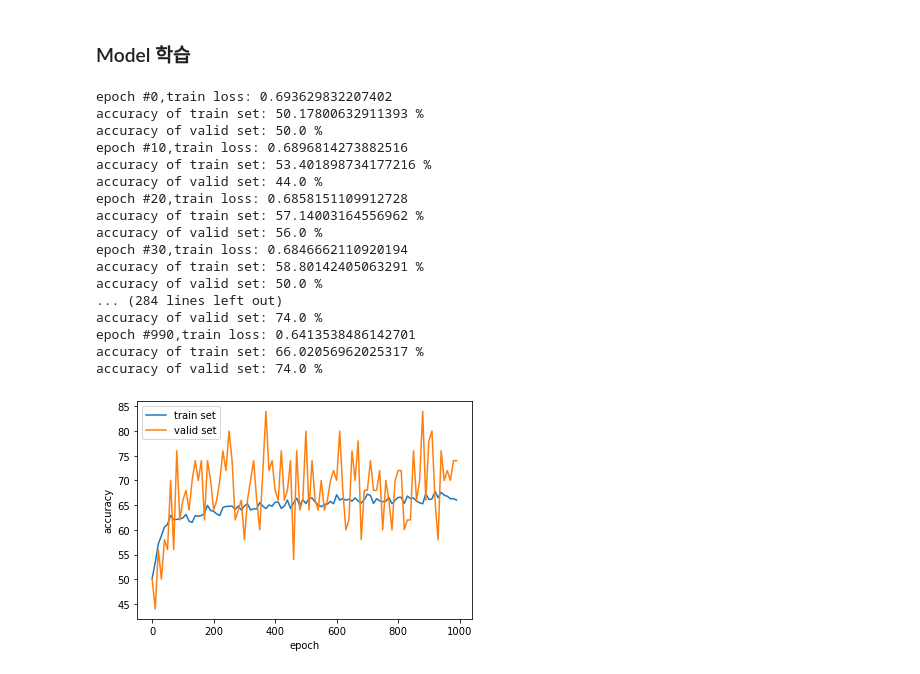
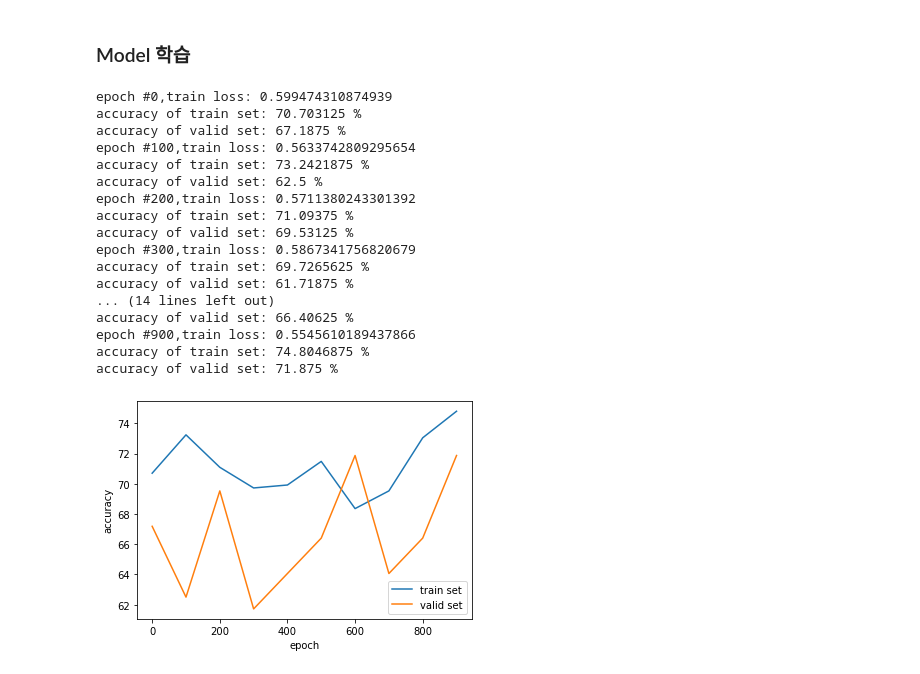
Before and after one commit to hufsaim/T10402201, a Jupyter notebook: notebook/ch04_MLP.ipynb, the cells around one changed output. Saved outputs shown, nothing was run; the diff lists cells and outputs as text; code cells hidden in the pictures.

```diff
--- a/notebook/ch04_MLP.ipynb
+++ b/notebook/ch04_MLP.ipynb
@@ -31,9 +34,10 @@ Alist = d[d[1]=='A']
 # %%
-Nvd = 50
+Ntr = 512
+Nvd = 128
 Nlist_vd = Nlist[-Nvd:]
 Alist_vd = Alist[-Nvd:]
-Nlist = Nlist[:-Nvd]
-Alist = Alist[:-Nvd]
+Nlist = Nlist[:Ntr]
+Alist = Alist[:Ntr]
 # %%
 def data_iter(batch_size, dpath, Nlist, Alist, L):
     num_examplesN = len(Nlist)
@@ -64,9 +68,9 @@ def data_iter(batch_size, dpath, Nlist, Alist, L):
 
         yield 0.001*features, labels
 # %%
-L = 2048
+L = 1024
 i = 0
-for X_tr, y_tr in data_iter(16,dpath,Nlist,Alist,L):
+for X_tr, y_tr in data_iter(2,dpath,Nlist,Alist,L):
     print(X_tr.shape)
     print(y_tr.shape)
     i=i+1
@@ -85,21 +89,21 @@ torch.Size([16])
 ### Hyperparameter설정
 # %%
 L = 1024
-batch_size = 64
-lr = 0.01
+batch_size = 32
+lr = 0.02
 num_epochs = 1000
 # %% [markdown]
 ### Model, loss function, algorithm
 # %%
-net = nn.Sequential(nn.Linear(L, L),nn.Dropout(p=0.5),nn.ReLU(),nn.Linear(L,2))
+net = nn.Sequential(nn.Linear(L, L*2),nn.Dropout(p=0),nn.ReLU(),nn.Linear(L*2,2))
 loss = nn.CrossEntropyLoss(reduction='mean')
-alg = torch.optim.SGD(net.parameters(),lr, weight_decay=0.01)
+alg = torch.optim.SGD(net.parameters(),lr, weight_decay=0)
 # %% [markdown]
 ### Model 학습
 # %%
 epoch_tr_accuracy = []
 epoch_vd_accuracy = []
-eval_interval = 10
+eval_interval = 100
 for epoch in range(num_epochs):
     l_train = []
     i = 0
@@ -109,48 +113,48 @@ for epoch in range(num_epochs):
         y_tr_pred = net(X_tr)
         l = loss(y_tr_pred, y_tr.type(torch.LongTensor))
         l_train.append(l.sum().detach().numpy())
         l.backward()
         alg.step()
         alg.zero_grad()
         Ncorrect += torch.sum(y_tr==torch.argmax(y_tr_pred.softmax(1),dim=1)).numpy()
         N += len(X_tr)
         i=i+1
     if epoch%eval_interval==0:
         print(f'epoch #{epoch},train loss: {np.sum(l_train)/i}')
         tr_accuracy = 100*Ncorrect/(N)
         print(f'accuracy of train set: {tr_accuracy} %')
 
 #        print(f'weights: {net[0].weight[0][:4]}, ...')
         for X_vd, y_vd in data_iter(Nvd,dpath,Nlist_vd,Alist_vd,L):
             y_vd_pred = net(X_vd)
             vd_accuracy = 100*torch.sum(y_vd==torch.argmax(y_vd_pred.softmax(1),dim=1))/Nvd
             print(f'accuracy of valid set: {vd_accuracy} %')
         epoch_tr_accuracy.append(tr_accuracy)
         epoch_vd_accuracy.append(vd_accuracy)
 
 x = np.arange(0,num_epochs,eval_interval)
 plt.plot(x,epoch_tr_accuracy)
 plt.plot(x,epoch_vd_accuracy)
 plt.legend(['train set','valid set'])
 plt.xlabel('epoch')
 plt.ylabel('accuracy')
 plt.show()
 # %% [output]
-epoch #0,train loss: 0.693629832207402
-accuracy of train set: 50.17800632911393 %
-accuracy of valid set: 50.0 %
-epoch #10,train loss: 0.6896814273882516
-accuracy of train set: 53.401898734177216 %
-accuracy of valid set: 44.0 %
-epoch #20,train loss: 0.6858151109912728
-accuracy of train set: 57.14003164556962 %
-accuracy of valid set: 56.0 %
-epoch #30,train loss: 0.6846662110920194
-accuracy of train set: 58.80142405063291 %
-accuracy of valid set: 50.0 %
-... (284 lines left out)
-accuracy of valid set: 74.0 %
-epoch #990,train loss: 0.6413538486142701
-accuracy of train set: 66.02056962025317 %
-accuracy of valid set: 74.0 %
+epoch #0,train loss: 0.599474310874939
+accuracy of train set: 70.703125 %
+accuracy of valid set: 67.1875 %
+epoch #100,train loss: 0.5633742809295654
+accuracy of train set: 73.2421875 %
+accuracy of valid set: 62.5 %
+epoch #200,train loss: 0.5711380243301392
+accuracy of train set: 71.09375 %
+accuracy of valid set: 69.53125 %
+epoch #300,train loss: 0.5867341756820679
+accuracy of train set: 69.7265625 %
+accuracy of valid set: 61.71875 %
+... (14 lines left out)
+accuracy of valid set: 66.40625 %
+epoch #900,train loss: 0.5545610189437866
+accuracy of train set: 74.8046875 %
+accuracy of valid set: 71.875 %
-[figure, old version]
+[figure, new version]
```
Also changed, not shown: parts of 6 cells of this notebook.
